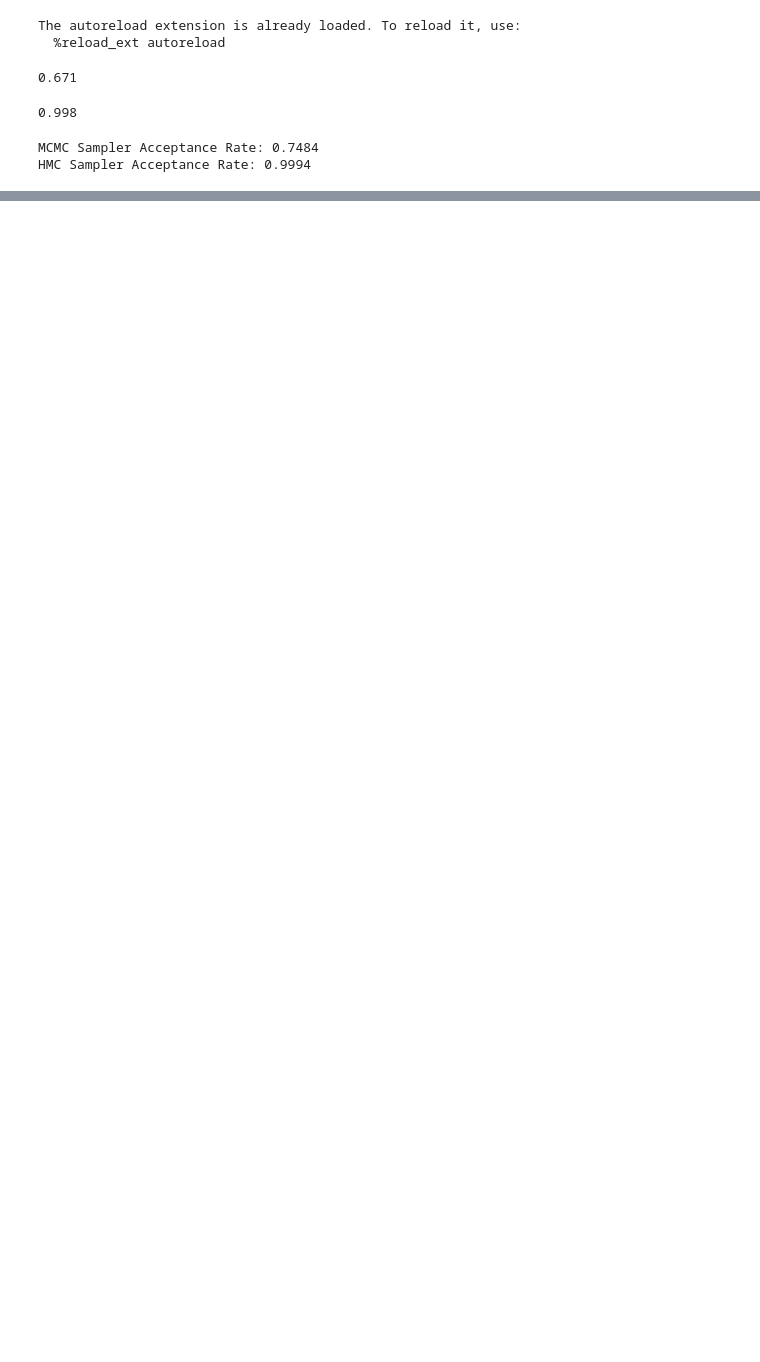
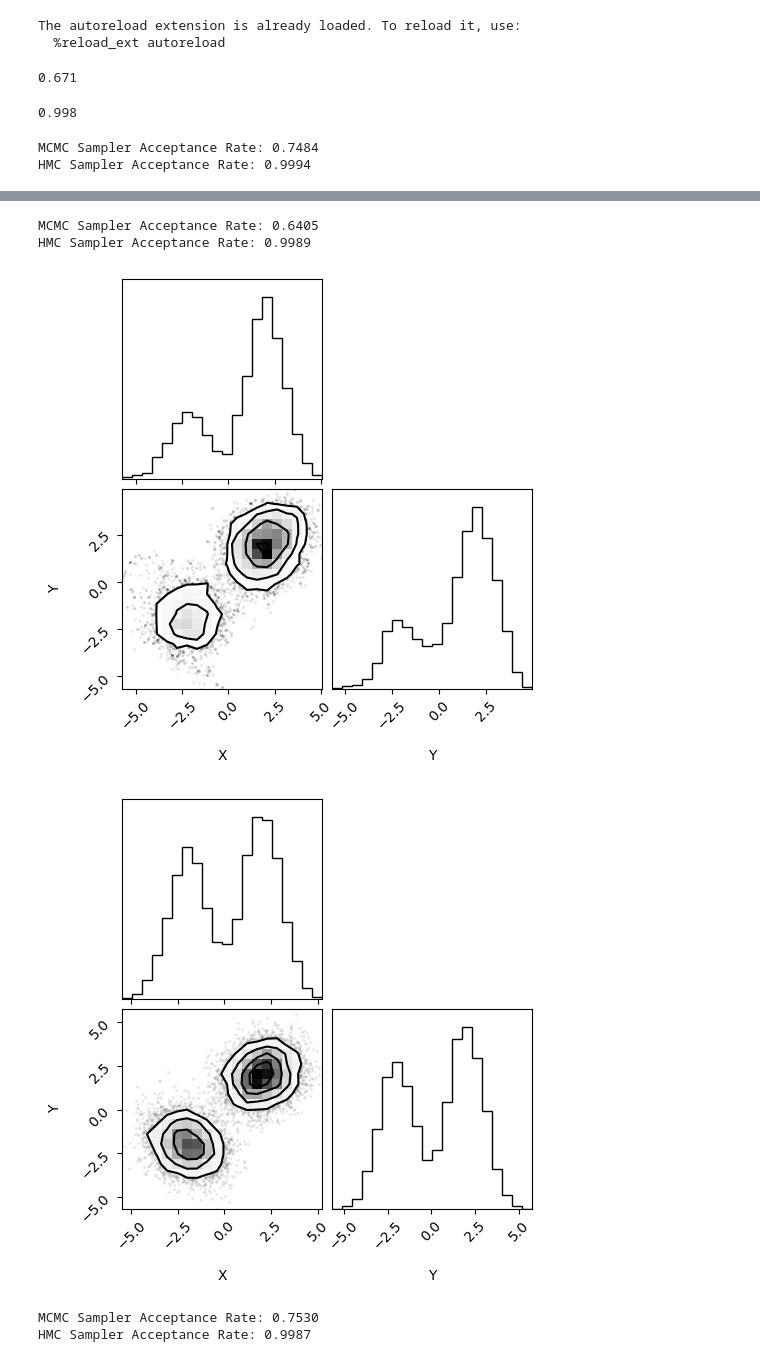
Before and after one commit to s-Sayan/CosmoHMC, a Jupyter notebook: demo_notebook.ipynb, the cells around one changed output, grey strips where cells are left out. Cells and saved outputs as stored; diff of their text form; code cells hidden in the pictures; blank space fills up the shorter version.

```diff
--- a/demo_notebook.ipynb
+++ b/demo_notebook.ipynb
@@ -141,0 +98,60 @@ Sampling from the universe!
+# %%
+print(f"MCMC Sampler Acceptance Rate: {mcmc_sampler.acceptance_rate:.4f}")
+print(f"HMC Sampler Acceptance Rate: {hmc_sampler.acceptance_rate:.4f}")
+# %% [output]
+MCMC Sampler Acceptance Rate: 0.6405
+HMC Sampler Acceptance Rate: 0.9989
+# %%
+def mixture_of_gaussians_log_prob(x):
+    mean1 = np.array([2.0, 2.0])
+    cov1 = np.array([[1.0, 0.2], [0.2, 1.0]])
+    mean2 = np.array([-2.0, -2.0])
+    cov2 = np.array([[1.0, -0.2], [-0.2, 1.0]])
+
+    log_prob1 = -0.5 * (np.dot((x - mean1).T, np.linalg.inv(cov1)).dot(x - mean1) + np.log(np.linalg.det(cov1)) + 2 * np.log(2 * np.pi))
+    log_prob2 = -0.5 * (np.dot((x - mean2).T, np.linalg.inv(cov2)).dot(x - mean2) + np.log(np.linalg.det(cov2)) + 2 * np.log(2 * np.pi))
+
+    return np.log(np.exp(log_prob1) + np.exp(log_prob2)) - np.log(2)  # Assuming equal mixture weights
+
+def numerical_grad(f, x, h=1e-5):
+    """A general purpose function to compute numerical gradient of f at x."""
+    grad = np.zeros_like(x)
+    for i in range(len(x)):
+        x_h_plus = np.array(x)
+        x_h_minus = np.array(x)
+        x_h_plus[i] += h
+        x_h_minus[i] -= h
+        grad[i] = (f(x_h_plus) - f(x_h_minus)) / (2 * h)
+    return grad
+# %%
+dim = 2  # Dimensionality of the distribution
+
+hmc_sampler_mog = sampler.HMCsamplerN(
+    log_prob=lambda x: mixture_of_gaussians_log_prob(x),
+    grad_log_prob=lambda x: numerical_grad(mixture_of_gaussians_log_prob, x),
+    dim=dim, step_size=0.1, n_steps=50, n_samples=10000
+)
+
+mc_sampler_mog = sampler.mcmcsamplerN(
+    log_prob=lambda x: mixture_of_gaussians_log_prob(x),
+    dim=dim, proposal_width=0.5, n_samples=10000
+)
+
+mc_samples_mog = mc_sampler_mog.sample()
+hmc_samples_mog = hmc_sampler_mog.sample()
+# %%
+# Creating corner plots
+fig_mcmc = corner.corner(mc_samples_mog, labels=["X", "Y"],
+                         title="MCMC Samples", hist_kwargs={"density": True})
+
+fig_hmc = corner.corner(hmc_samples_mog, labels=["X", "Y"],
+                        title="HMC Samples", hist_kwargs={"density": True})
+# %% [output]
+[figure, added]
+[figure, added]
+# %%
+print(f"MCMC Sampler Acceptance Rate: {mc_sampler_mog.acceptance_rate:.4f}")
+print(f"HMC Sampler Acceptance Rate: {hmc_sampler_mog.acceptance_rate:.4f}")
+# %% [output]
+MCMC Sampler Acceptance Rate: 0.7530
+HMC Sampler Acceptance Rate: 0.9987
```
Also changed, not shown: parts of 12 cells of this notebook, 3 other files.
